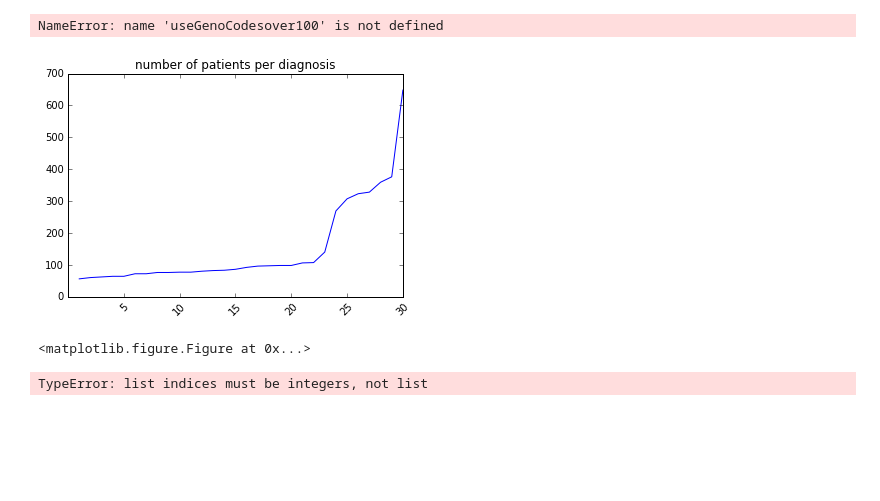
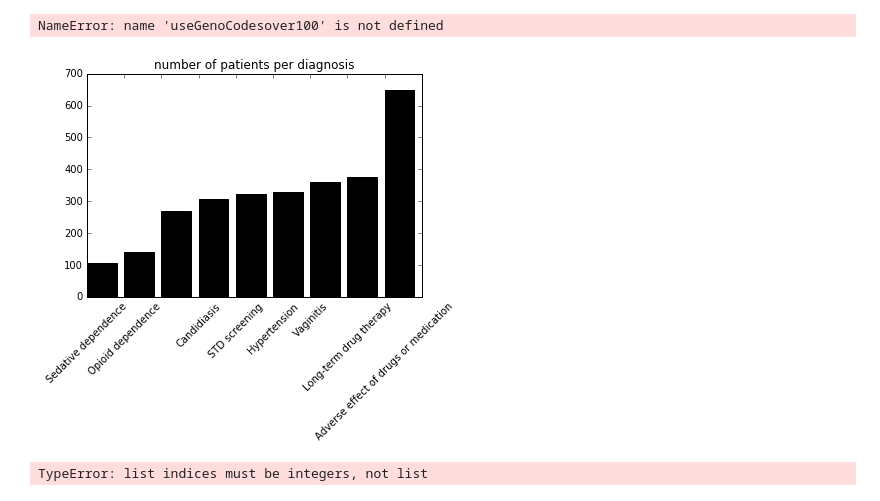
Before and after one commit to mattmacellaio/Insight-code, a Jupyter notebook: load_odata.ipynb, the cells around one changed output. Cells and saved outputs as stored; diff of their text form; code cells hidden in the pictures; blank space fills up the shorter version.

```diff
--- a/load_odata.ipynb
+++ b/load_odata.ipynb
@@ -166,40 +166,38 @@ chromAbnormalityCode=colVals.index('Z13.79')
 healthCodes=[colVals.index('E11.9'),colVals.index('I10')]
 STDCodes=[colVals.index('B37.3'),colVals.index('N76.0'),colVals.index('A59.00'),colVals.index('Z11.3')]
 unkCodes=[colVals.index('')]
 
 drugICDs=[colVals[i] for i in drugCodes]
 chromICDs=colVals[chromAbnormalityCode]
 STDICDs=[colVals[i] for i in STDCodes]
 healthICDs=[colVals[i] for i in healthCodes]
 unkICDs=[colVals[i] for i in unkCodes]
 #in reverse order with >50 diagnoses, so last is most common
 commonDiags=['Radiculopathy','Vitamin D deficiency','Hypercholesterolemia','Anxiety disorder','Fatigue','Low back pain',
              'Mixed hyperlipidemia','Depressive disorder episode','Cocaine abuse','Long term opioid use',
              'Opioid abuse with intoxication','Alcohol abuse','Hyperlipidemia NOS','Hypothyroidism','Opioid abuse',
              'Esophageal reflux','Stimulant dependence','Diabetes','Anxiety','Chromosomal anomaly','Trichomoniasis',
              'Sedative dependence','Opioid dependence','','Candidiasis','STD screening','Hypertension',
              'Vaginitis','Long-term drug therapy','Adverse effect of drugs or medication']
 groupNames=['pain/opioid','std','psychiatric','alcohol','stimulant/cocaine','weight-related','back pain','other']
 
 diagGroups=[6,7,5,2,7,6,5,2,4,0,0,3,5,5,0,7,4,5,2,7,1,0,0,7,1,1,5,1,0,0]
 codeColumn=[colVals.index(i) for i in commonCodes]
 diagDict={'Diagnosis':commonDiags,'Code':commonCodes,'Group': diagGroups,'GroupNames': groupNames,'CodeColumn':codeColumn}
 len(diagDict['Group'])
 
 fig, ax = plt.subplots()
-plt.plot(range(1,len(commonCodeinds)+1),sum(diagCodes[1:])[commonCodeinds[commonCodeinds_sorted]])
-plt.xticks(range(5,len(commonCodeinds)+1,5))
+plt.bar(range(9),sum(diagCodes[1:])[commonCodeinds[commonCodeinds_sorted[-9:]]],color='black')
+plt.xticks(range(9))
 for tick in ax.get_xticklabels():
     tick.set_rotation(45)
-# ax.set_xticklabels([commonDiags[i-1] for i in range(5,len(commonCodeinds)+1,5)])
+ax.set_xticklabels([commonDiags[i] for i in range(-9,0)])
 
 plt.title('number of patients per diagnosis')
-plt.show()
-plt.savefig("test.eps", format="eps")
+plt.savefig("numdiags.eps", format="eps")
 #categorize each patient by its group name
 # %% [output]
-[figure, old version]
+[figure, new version]
-<matplotlib.figure.Figure at 0x...>
 # %%
 groupNum=5
 groupCodeInds=np.where([i==groupNum for i in diagGroups])[0]
```
Also changed, not shown: parts of 2 cells of this notebook, 3 other files.
